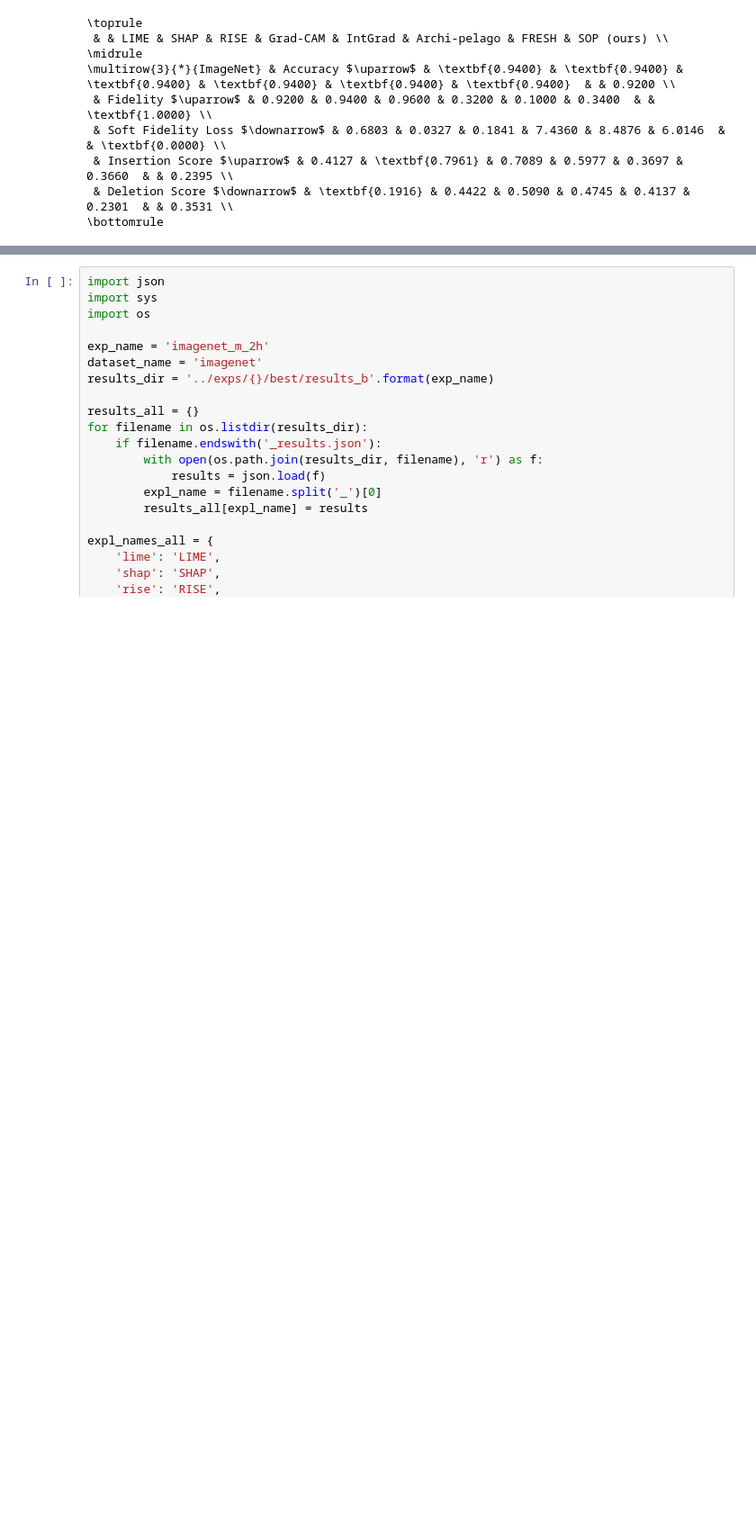
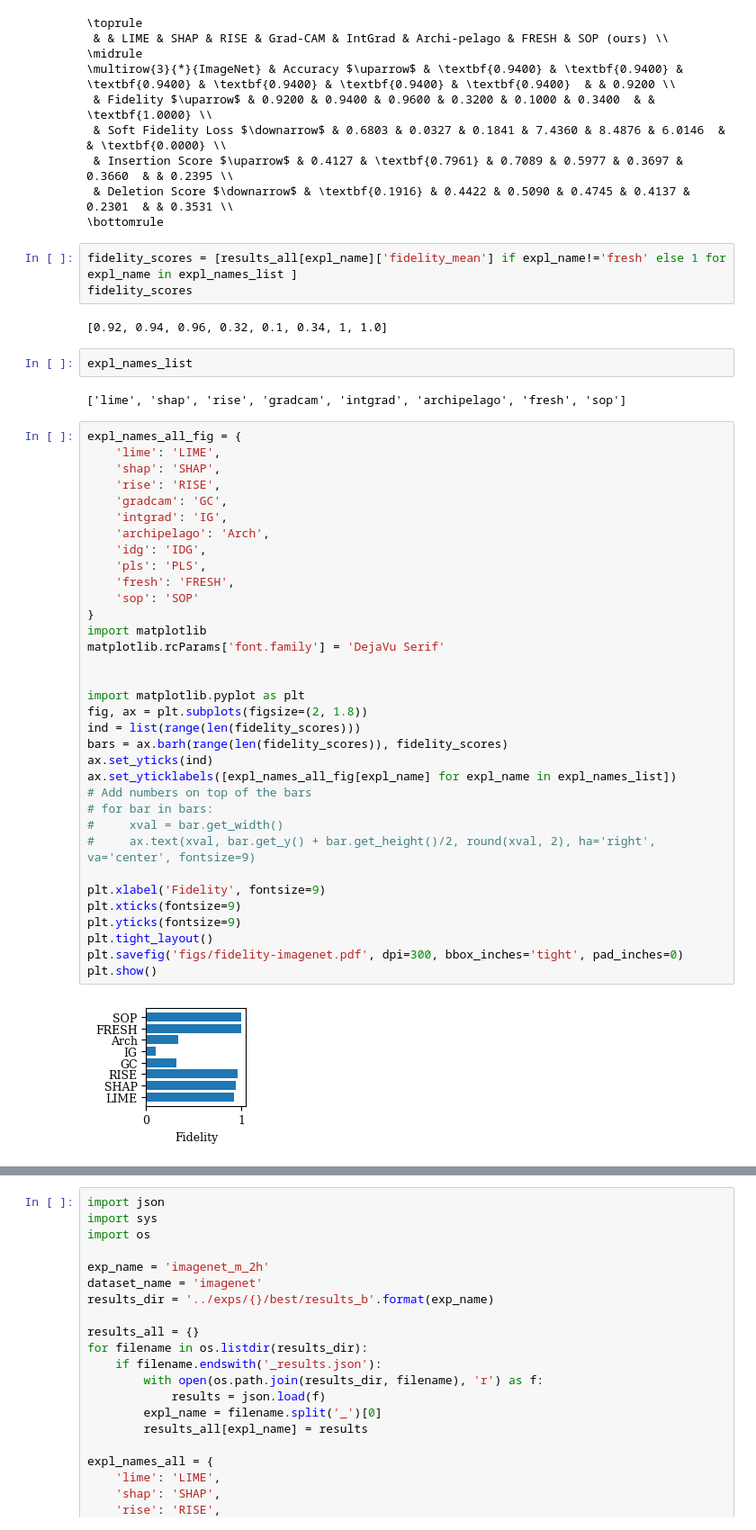
Before and after one commit to BrachioLab/sop, a Jupyter notebook: notebooks/gen_results_table.ipynb, the cells around one changed output, grey strips where cells are left out. Shown at 90% size. Saved outputs shown, nothing was run; the diff lists cells and outputs as text; blank space fills up the shorter version.

```diff
--- a/notebooks/gen_results_table.ipynb
+++ b/notebooks/gen_results_table.ipynb
@@ -115,3 +115,48 @@ gen_latex_table(results_all, expl_names_all, expl_names_list, dataset_name, data
  & Insertion Score $\uparrow$ & 0.4127 & \textbf{0.7961} & 0.7089 & 0.5977 & 0.3697 & 0.3660  & & 0.2395 \\
  & Deletion Score $\downarrow$ & \textbf{0.1916} & 0.4422 & 0.5090 & 0.4745 & 0.4137 & 0.2301  & & 0.3531 \\
 \bottomrule
+# %%
+fidelity_scores = [results_all[expl_name]['fidelity_mean'] if expl_name!='fresh' else 1 for expl_name in expl_names_list ]
+fidelity_scores
+# %% [output]
+[0.92, 0.94, 0.96, 0.32, 0.1, 0.34, 1, 1.0]
+# %%
+expl_names_list
+# %% [output]
+['lime', 'shap', 'rise', 'gradcam', 'intgrad', 'archipelago', 'fresh', 'sop']
+# %%
+expl_names_all_fig = {
+    'lime': 'LIME',
+    'shap': 'SHAP',
+    'rise': 'RISE',
+    'gradcam': 'GC',
+    'intgrad': 'IG',
+    'archipelago': 'Arch',
+    'idg': 'IDG',
+    'pls': 'PLS',
+    'fresh': 'FRESH',
+    'sop': 'SOP'
+}
+import matplotlib
+matplotlib.rcParams['font.family'] = 'DejaVu Serif'
+
+
+import matplotlib.pyplot as plt
+fig, ax = plt.subplots(figsize=(2, 1.8))
+ind = list(range(len(fidelity_scores)))
+bars = ax.barh(range(len(fidelity_scores)), fidelity_scores)
+ax.set_yticks(ind)
+ax.set_yticklabels([expl_names_all_fig[expl_name] for expl_name in expl_names_list])
+# Add numbers on top of the bars
+# for bar in bars:
+#     xval = bar.get_width()
+#     ax.text(xval, bar.get_y() + bar.get_height()/2, round(xval, 2), ha='right', va='center', fontsize=9)
+
+plt.xlabel('Fidelity', fontsize=9)
+plt.xticks(fontsize=9)
+plt.yticks(fontsize=9)
+plt.tight_layout()
+plt.savefig('figs/fidelity-imagenet.pdf', dpi=300, bbox_inches='tight', pad_inches=0)
+plt.show()
+# %% [output]
+[figure, added]
```
Also changed, not shown: parts of 33 cells of this notebook, 21 other files.
